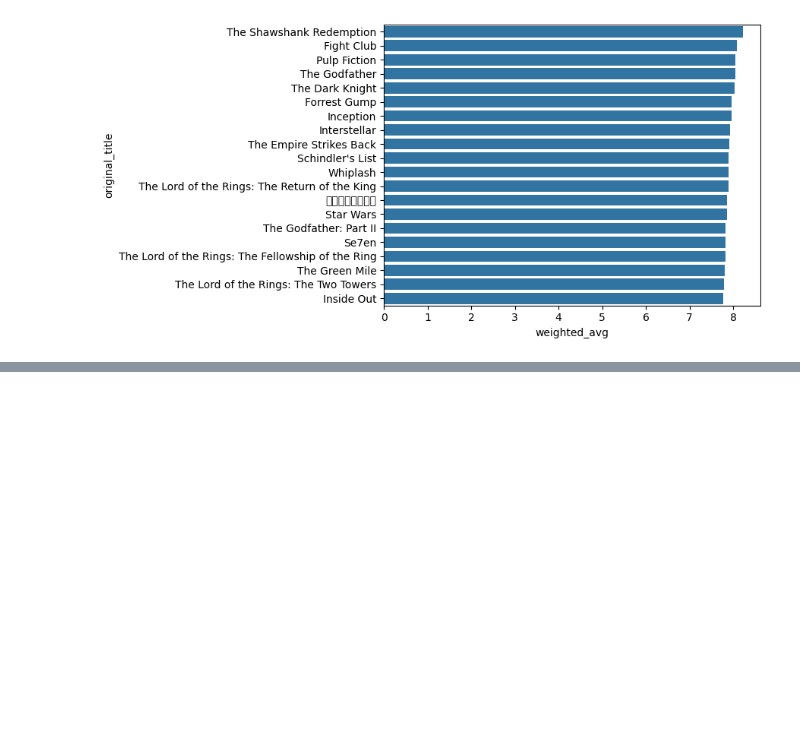
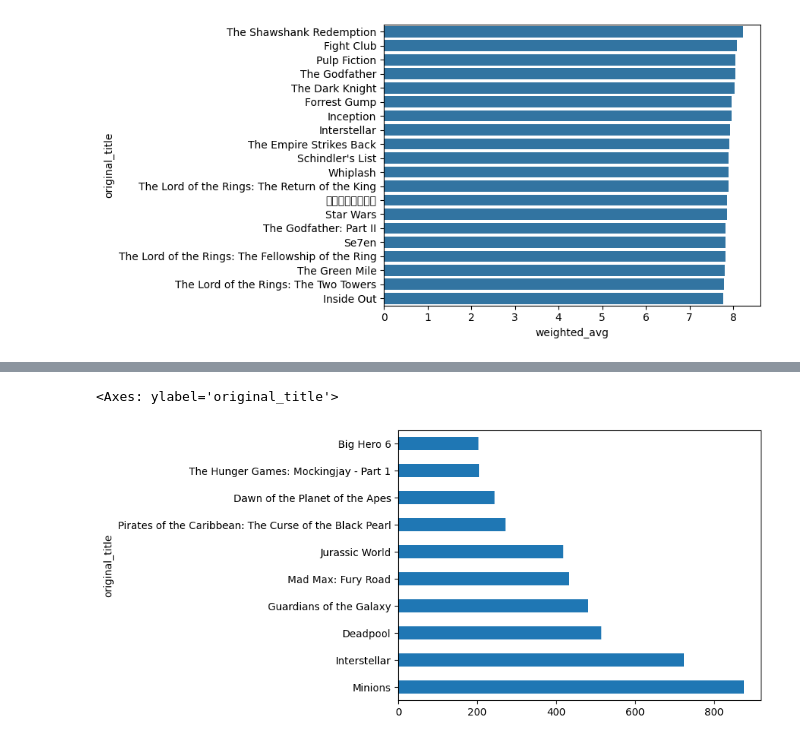
Before and after one commit to VirajThakur03/Movie-Recomendation-System, a Jupyter notebook: Movies_Recc_System_.ipynb, the cells around one changed output, grey strips where cells are left out. Saved outputs shown, nothing was run; the diff lists cells and outputs as text; code cells hidden in the pictures; blank space fills up the shorter version.

```diff
--- a/Movies_Recc_System_.ipynb
+++ b/Movies_Recc_System_.ipynb
@@ -228,0 +237,2 @@ plt.show
+# %%
+popularity_df = filtered_df.sort_values("popularity",ascending=False)
@@ -228,0 +255,5 @@ plt.show
+# %%
+popularity_df.set_index('original_title')['popularity'][0:10].plot.barh()
+# %% [output]
+<Axes: ylabel='original_title'>
+[figure, added]
```
Also changed, not shown: parts of 10 cells of this notebook.
